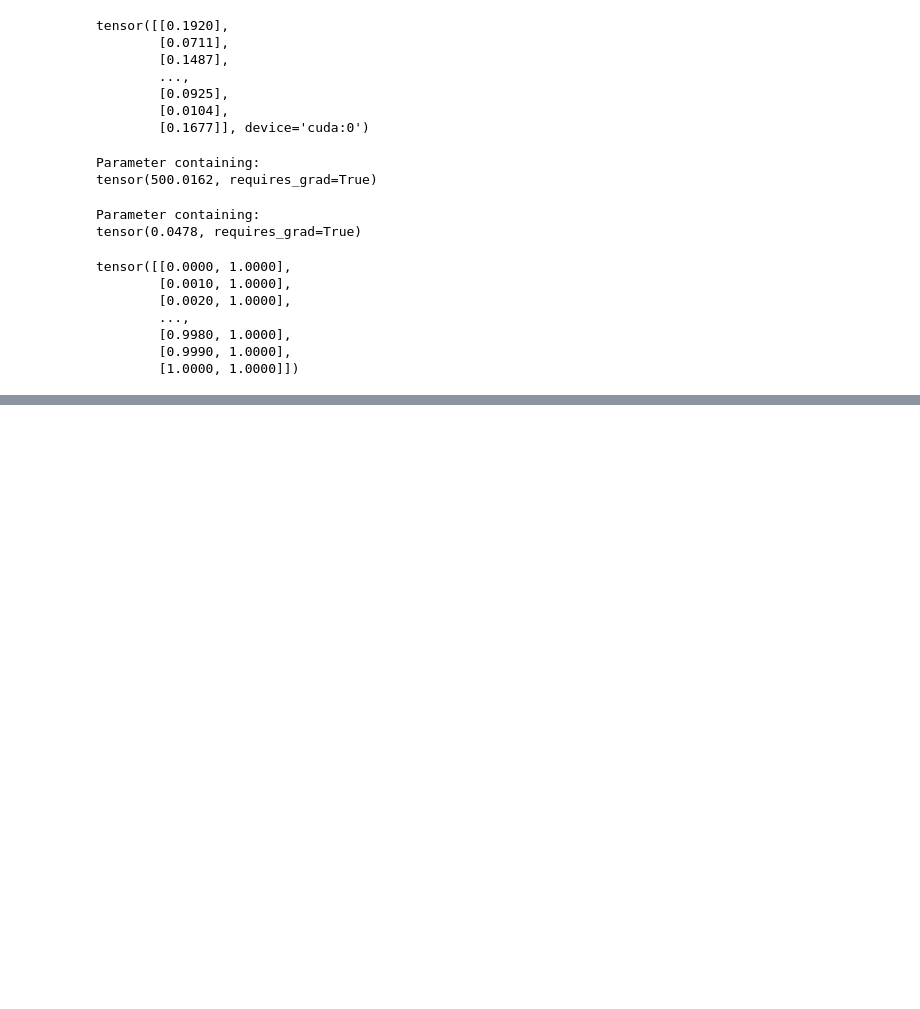
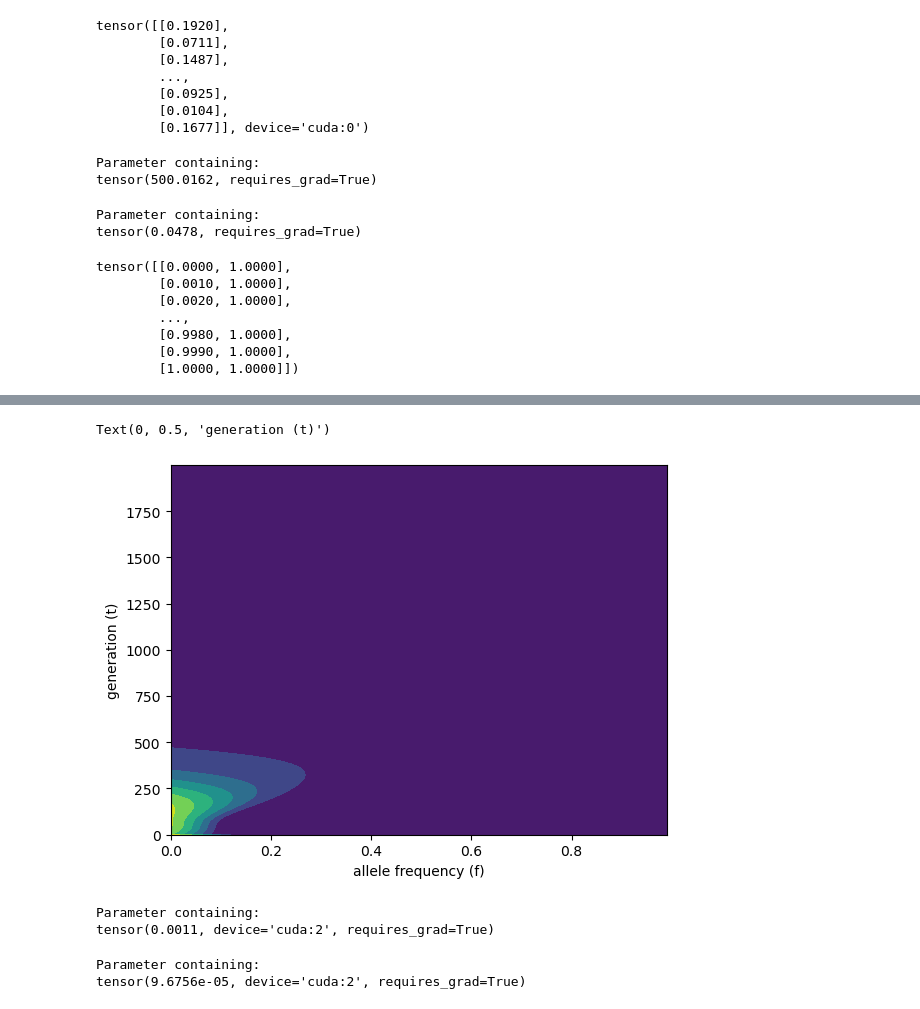
Before and after one commit to jiseonmin/PINNs, a Jupyter notebook: multilocus_diffusion/one_locus_pytorch.ipynb, the cells around one changed output, grey strips where cells are left out. Drawn from its saved outputs; the diff is of its cells as text; code cells hidden in the pictures; blank space fills up the shorter version.

```diff
--- a/multilocus_diffusion/one_locus_pytorch.ipynb
+++ b/multilocus_diffusion/one_locus_pytorch.ipynb
@@ -274,0 +324,17 @@ tensor(0.0006, device='cuda:0', requires_grad=True) N: tensor(2031.1301, device=
+# %%
+plt.contourf(ms_f, ms_t, ms_p)
+plt.xlabel('allele frequency (f)')
+plt.ylabel('generation (t)')
+# %% [output]
+Text(0, 0.5, 'generation (t)')
+[figure, added]
+# %%
+model.s
+# %% [output]
+Parameter containing:
+tensor(0.0011, device='cuda:2', requires_grad=True)
+# %%
+model.invN
+# %% [output]
+Parameter containing:
+tensor(9.6756e-05, device='cuda:2', requires_grad=True)
```
Also changed, not shown: parts of 8 cells of this notebook.
